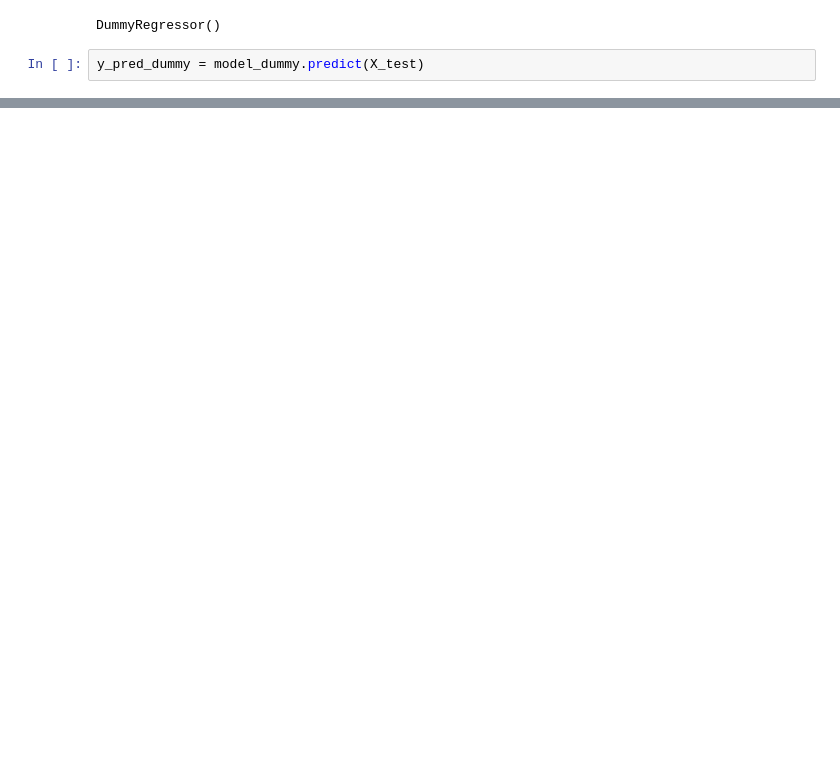
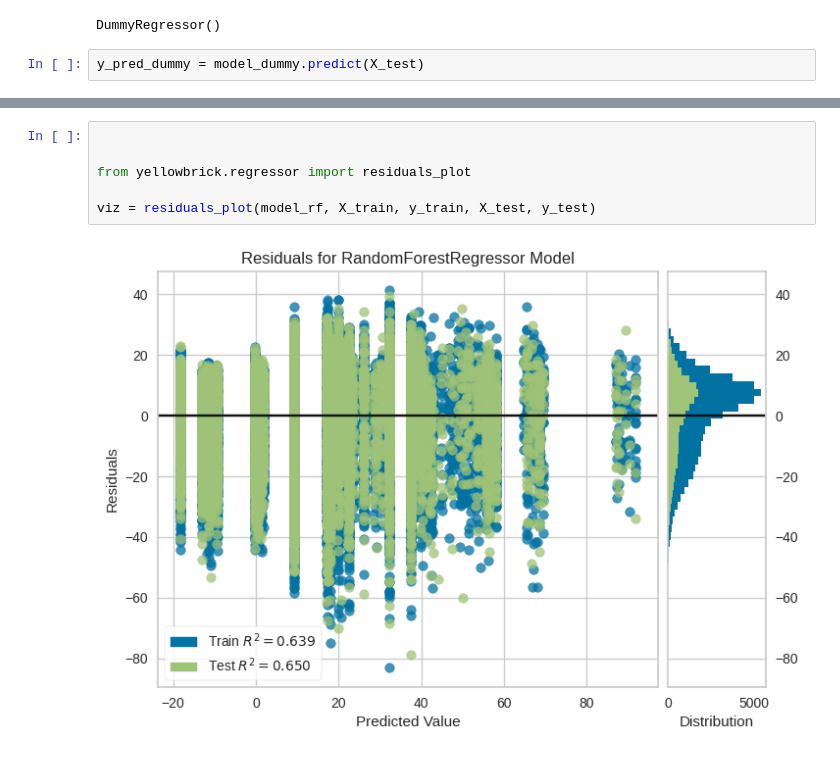
Before and after one commit to Scsant/Scsant.github.io, a Jupyter notebook: flight_ML.ipynb, the cells around one changed output, grey strips where cells are left out. Drawn from its saved outputs; the diff is of its cells as text; blank space fills up the shorter version.

```diff
--- a/flight_ML.ipynb
+++ b/flight_ML.ipynb
@@ -956,0 +348,8 @@ O objeto carregado não é um modelo válido com um método 'predict'.
+# %%
+
+
+from yellowbrick.regressor import residuals_plot
+
+viz = residuals_plot(model_rf, X_train, y_train, X_test, y_test)
+# %% [output]
+[figure, added]
```
Also changed, not shown: parts of 82 cells of this notebook.
